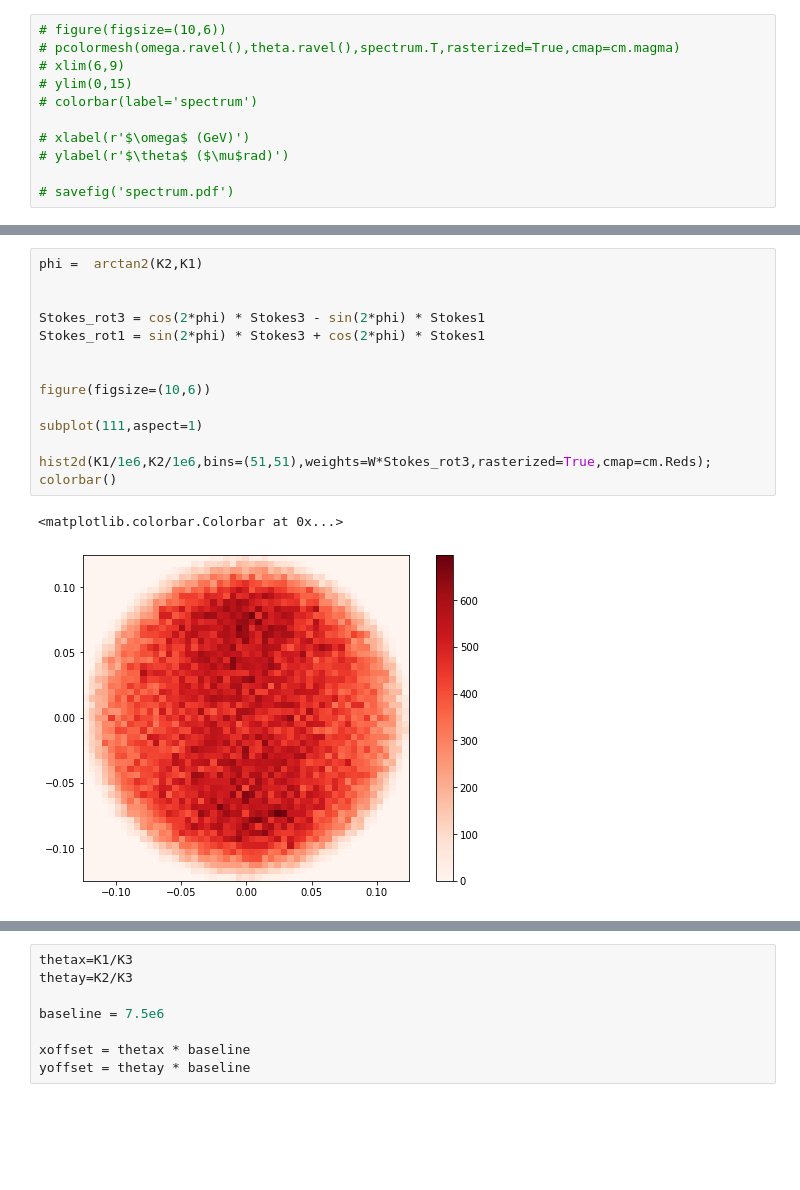
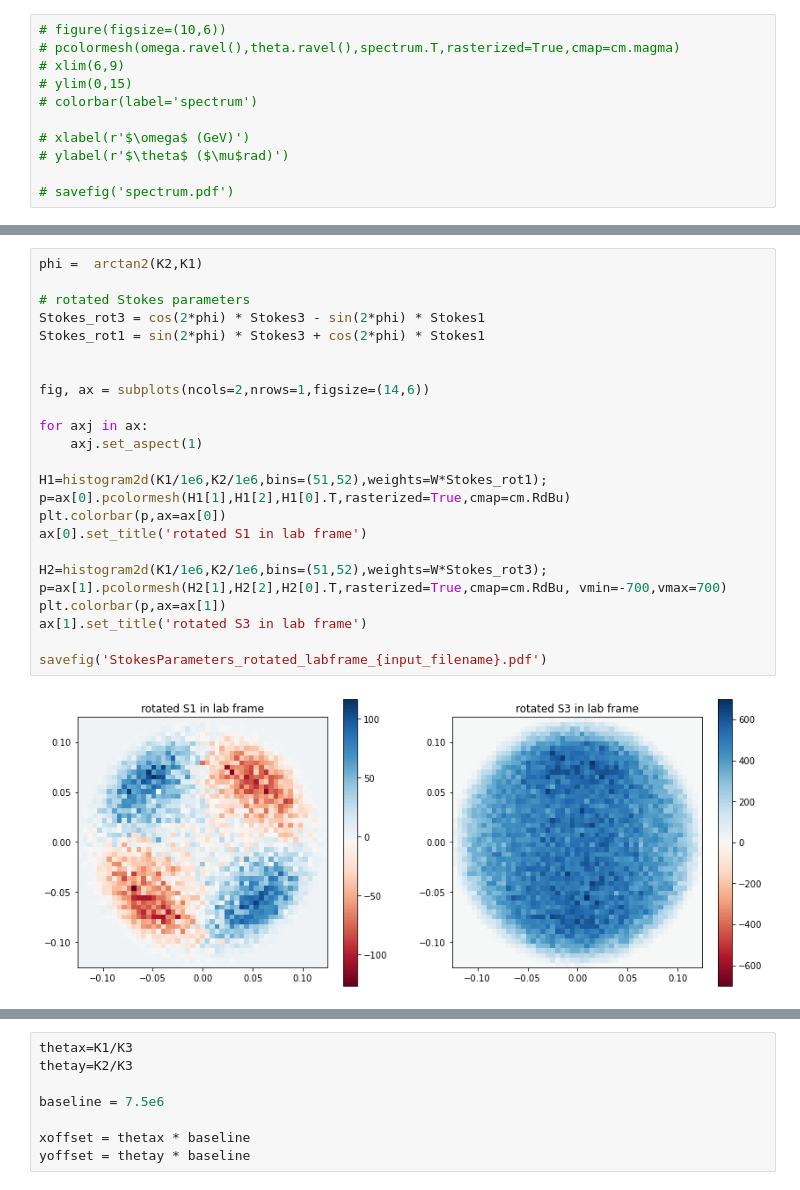
Before and after one commit to hixps/pica, a Jupyter notebook: analysis_plots.ipynb, the cells around one changed output, grey strips where cells are left out. Saved outputs shown, nothing was run; the diff lists cells and outputs as text; blank space fills up the shorter version.

```diff
--- a/analysis_plots.ipynb
+++ b/analysis_plots.ipynb
@@ -161,20 +163,29 @@ savefig(f'photon_transverse_momentum_Stokes1_{input_filename}.pdf')
-# %%
-phi =  arctan2(K2,K1)
-
-
-Stokes_rot3 = cos(2*phi) * Stokes3 - sin(2*phi) * Stokes1
-Stokes_rot1 = sin(2*phi) * Stokes3 + cos(2*phi) * Stokes1
-
-
-figure(figsize=(10,6))
-
-subplot(111,aspect=1)
-
-hist2d(K1/1e6,K2/1e6,bins=(51,51),weights=W*Stokes_rot3,rasterized=True,cmap=cm.Reds);
-colorbar()
-# %% [output]
-<matplotlib.colorbar.Colorbar at 0x...>
-[figure, removed]
+# %%
+phi =  arctan2(K2,K1)
+
+# rotated Stokes parameters
+Stokes_rot3 = cos(2*phi) * Stokes3 - sin(2*phi) * Stokes1
+Stokes_rot1 = sin(2*phi) * Stokes3 + cos(2*phi) * Stokes1
+
+
+fig, ax = subplots(ncols=2,nrows=1,figsize=(14,6))
+
+for axj in ax:
+    axj.set_aspect(1)
+
+H1=histogram2d(K1/1e6,K2/1e6,bins=(51,52),weights=W*Stokes_rot1);
+p=ax[0].pcolormesh(H1[1],H1[2],H1[0].T,rasterized=True,cmap=cm.RdBu)
+plt.colorbar(p,ax=ax[0])
+ax[0].set_title('rotated S1 in lab frame')
+
+H2=histogram2d(K1/1e6,K2/1e6,bins=(51,52),weights=W*Stokes_rot3);
+p=ax[1].pcolormesh(H2[1],H2[2],H2[0].T,rasterized=True,cmap=cm.RdBu, vmin=-700,vmax=700)
+plt.colorbar(p,ax=ax[1])
+ax[1].set_title('rotated S3 in lab frame')
+
+savefig('StokesParameters_rotated_labframe_{input_filename}.pdf')
+# %% [output]
+[figure, added]
 # %%
 PolDegree = np.sqrt(Stokes1**2 + Stokes3**2 )
 
```
Also changed, not shown: parts of 33 cells of this notebook, 6 other files.
